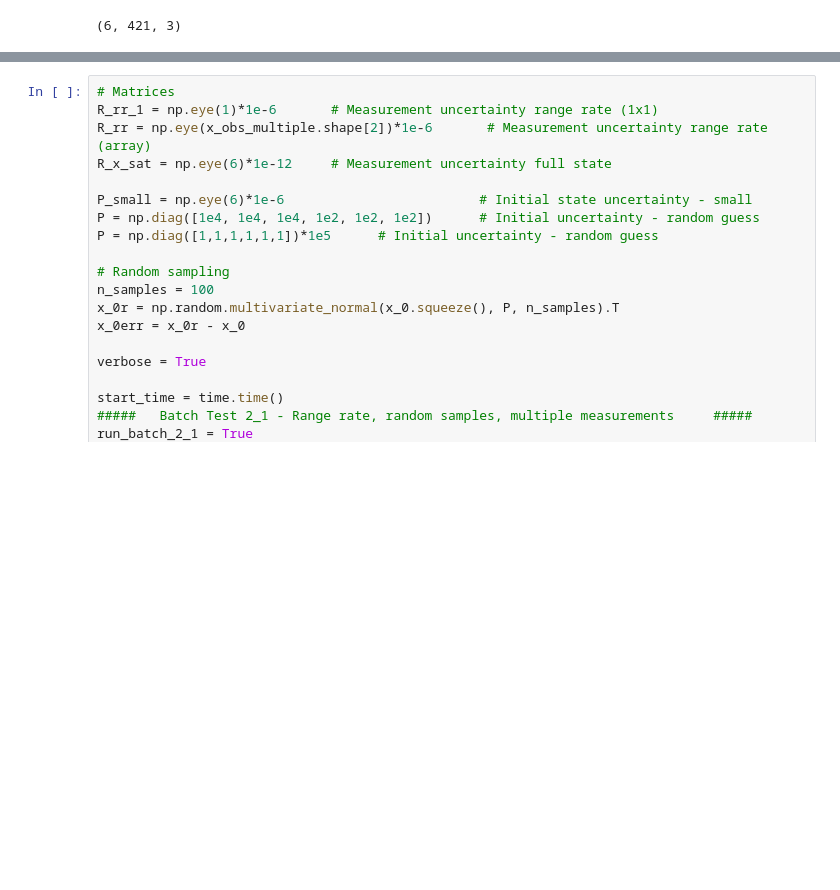
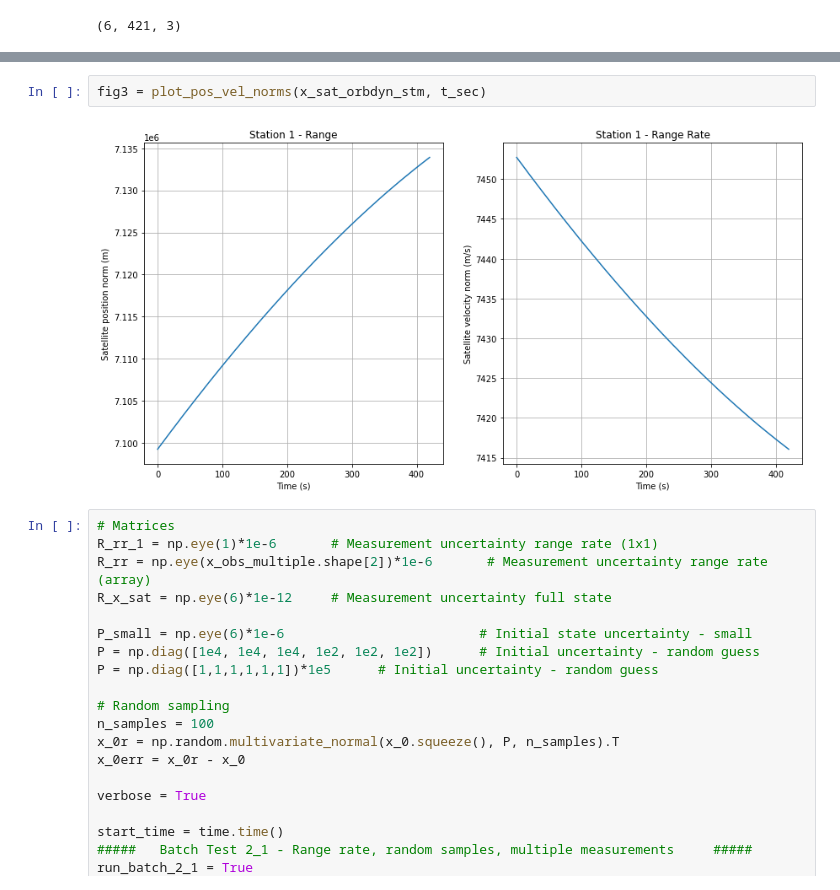
Before and after one commit to aerospaceresearch/orbitdeterminator, a Jupyter notebook: orbitdeterminator/doppler_determination/orbdet/notebooks/test_batch.ipynb, the cells around one changed output, grey strips where cells are left out. Drawn from its saved outputs; the diff is of its cells as text; blank space fills up the shorter version.

```diff
--- a/orbitdeterminator/doppler_determination/orbdet/notebooks/test_batch.ipynb
+++ b/orbitdeterminator/doppler_determination/orbdet/notebooks/test_batch.ipynb
@@ -40,3 +40,7 @@ fig2 = plot_range_range_rate(x_sat_orbdyn_stm, x_obs_multiple, t_sec)
+# %%
+fig3 = plot_pos_vel_norms(x_sat_orbdyn_stm, t_sec)
+# %% [output]
+[figure, added]
 # %%
 # Matrices
 R_rr_1 = np.eye(1)*1e-6       # Measurement uncertainty range rate (1x1)
```
Also changed, not shown: parts of 2 cells of this notebook, 4 other files.
